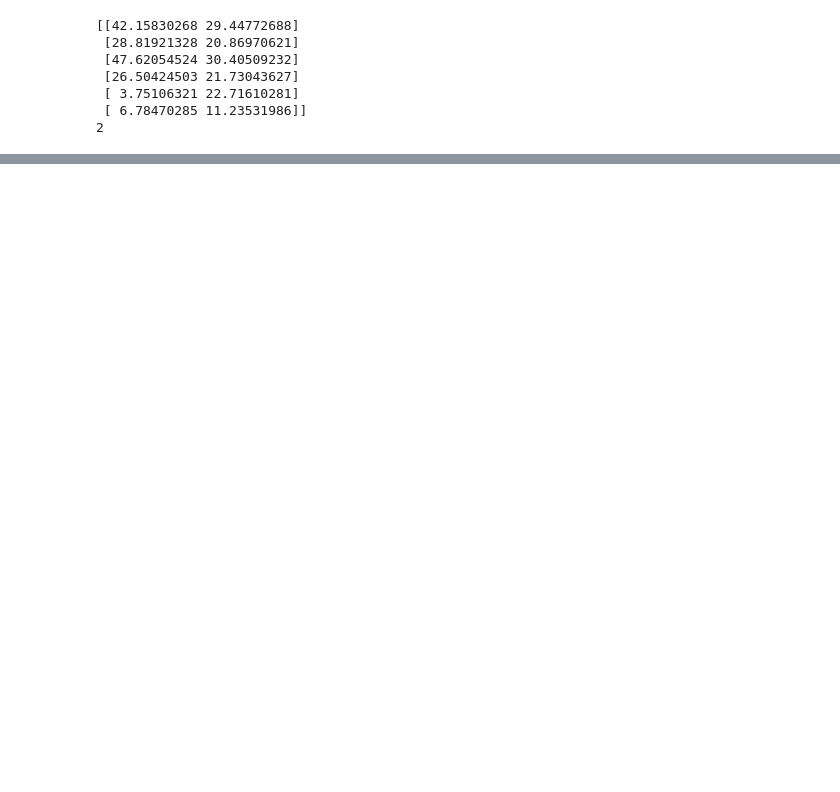
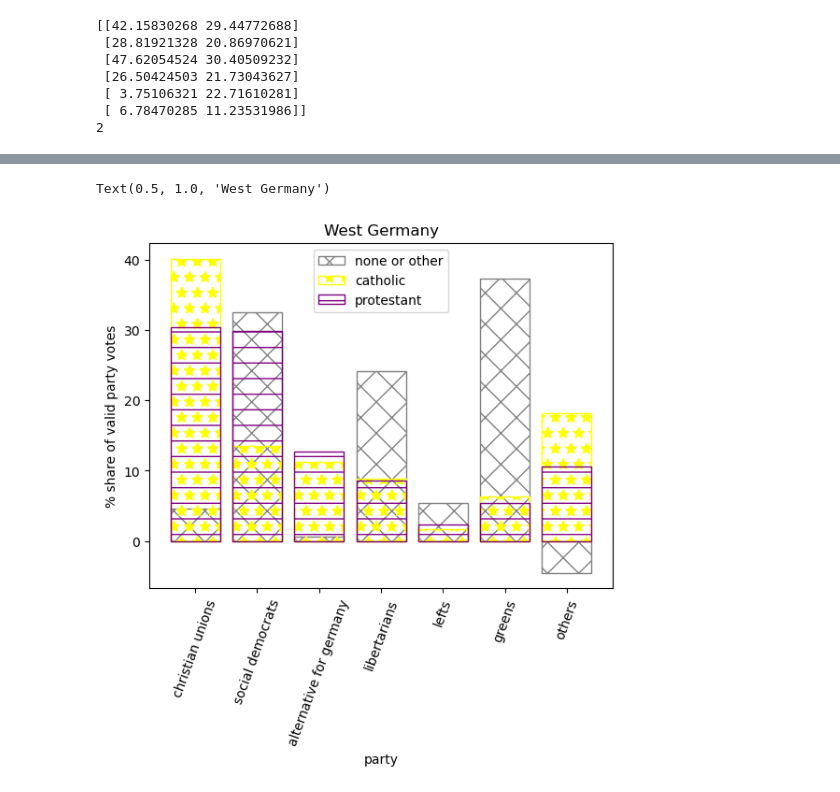
Before and after one commit to tkfritz/Germany-election, a Jupyter notebook: germany_linear.ipynb, the cells around one changed output, grey strips where cells are left out. Cells and saved outputs as stored; diff of their text form; code cells hidden in the pictures; blank space fills up the shorter version.

```diff
--- a/germany_linear.ipynb
+++ b/germany_linear.ipynb
@@ -2402,0 +2458,12 @@ print(np.round(statlinr.T,3))
+# %%
+plt.bar(listp3,rel[2,2:9,1]/rel[2,0,1]*100,facecolor='none',edgecolor='gray',hatch='\\/',label='none or other')
+plt.bar(listp3,rel[0,2:9,1]/rel[0,0,1]*100,facecolor='none',edgecolor='yellow',hatch='*',label='catholic')
+plt.bar(listp3,rel[1,2:9,1]/rel[1,0,1]*100,facecolor='none',edgecolor='purple',hatch='-',label='protestant')
+plt.legend(loc="best")
+plt.xticks(rotation=70)
+plt.ylabel("% share of valid party votes")
+plt.xlabel("party")
+plt.title("West Germany")
+# %% [output]
+Text(0.5, 1.0, 'West Germany')
+[figure, added]
```
Also changed, not shown: parts of 17 cells of this notebook.
